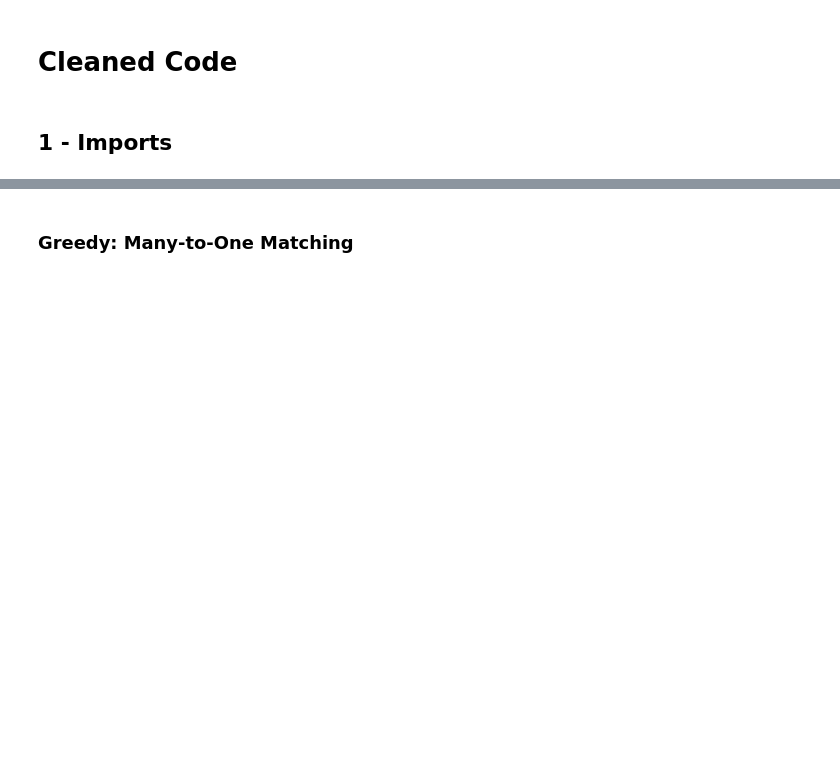
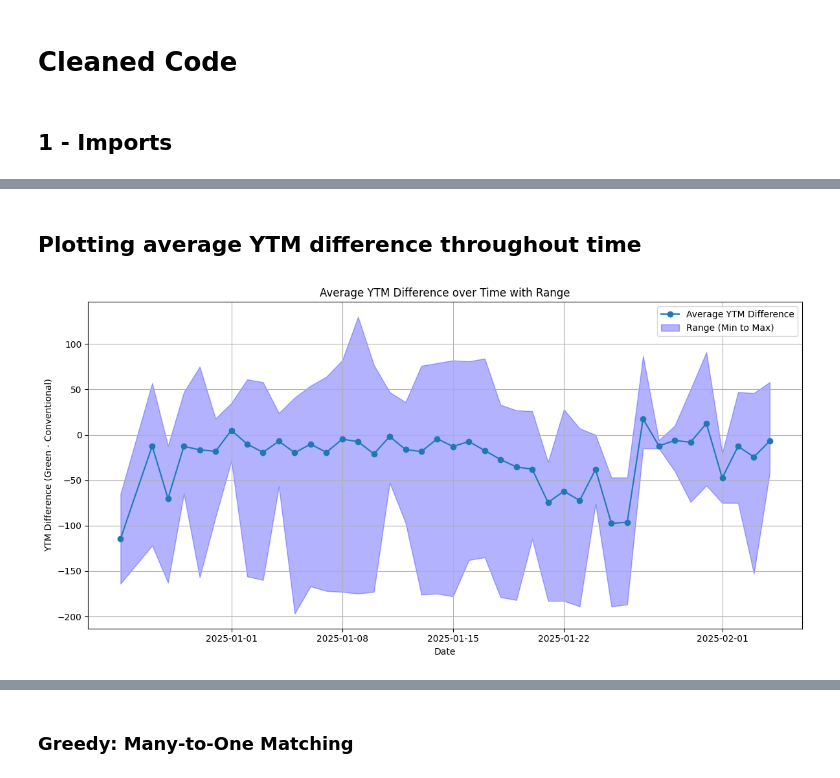
Before and after one commit to Fijiman001/EGR-Empirical-Project, a Jupyter notebook: Econometrics/code_matching_method.ipynb, the cells around one changed output, grey strips where cells are left out. Cells and saved outputs as stored; diff of their text form; code cells hidden in the pictures; blank space fills up the shorter version.

Commit message:
Updated code matching
Cleaning data loading
Cleaned code to create plots
only using EUR bonds
To:DO: remove extra code below

```diff
--- a/Econometrics/code_matching_method.ipynb
+++ b/Econometrics/code_matching_method.ipynb
@@ -774,0 +321,5 @@ def match_green_bonds_one_to_one(df):
+# %%
+# Create a new column for the YTM difference (green bond YTM minus conventional bond YTM)
+matched_df['YTM_diff'] = matched_df['Green_Bond_YTM'] - matched_df['Conv_Bond_YTM']
+print(matched_df.head())
+print(matched_df['YTM_diff'].describe())
@@ -774,0 +351,15 @@ def match_green_bonds_one_to_one(df):
+# %%
+import statsmodels.api as sm
+
+# calculate bond coupon difference
+matched_df['Coupon_diff'] = matched_df['Green_Bond_Coupon'] - matched_df['Conv_Bond_Coupon']
+matched_df['days_to_maturity_diff'] = matched_df['Green_Bond_Maturity'] - matched_df['Conv_Bond_Maturity']
+
+# Define the independent variable (with a constant) and the dependent variable
+X = sm.add_constant(matched_df[['Matching_Distance']])
+Y = matched_df['YTM_diff']
+
+# Fit the OLS model and cluster standard errors by 'Company' (issuer)
+model = sm.OLS(Y, X).fit()
+# model_clustered = sm.OLS(Y, X).fit(cov_type='cluster', cov_kwds={'groups': matched_df['Company']})
+print(model.summary())
@@ -774,0 +384,44 @@ def match_green_bonds_one_to_one(df):
+# %% [markdown]
+## Plotting average YTM difference throughout time
+# %%
+import pandas as pd
+import numpy as np
+import matplotlib.pyplot as plt
+
+# Ensure the DateTime columns are datetime objects
+matched_df['Green_Bond_DateTime'] = pd.to_datetime(matched_df['Green_Bond_DateTime'])
+matched_df['Conv_Bond_DateTime'] = pd.to_datetime(matched_df['Conv_Bond_DateTime'])
+
+# Compute a pair date as the midpoint between green and conventional observation times
+# Convert to int64 (nanoseconds since epoch), average, then convert back to datetime
+matched_df['pair_date'] = pd.to_datetime(
+    (matched_df['Green_Bond_DateTime'].astype(np.int64) + matched_df['Conv_Bond_DateTime'].astype(np.int64)) // 2
+)
+
+# If you prefer daily averages, extract the date portion (drop the time)
+matched_df['pair_date'] = matched_df['pair_date'].dt.date
+
+# Group by the pair_date and calculate the average YTM difference for each day
+daily_stats = matched_df.groupby('pair_date')['YTM_diff'].agg(['mean', 'min', 'max']).reset_index()
+
+# Convert pair_date back to datetime for plotting
+daily_stats['pair_date'] = pd.to_datetime(daily_stats['pair_date'])
+
+# Create the plot with mean and range
+plt.figure(figsize=(12, 6))
+
+# Plot the average line
+plt.plot(daily_stats['pair_date'], daily_stats['mean'], marker='o', linestyle='-', label='Average YTM Difference')
+
+# Plot the range as a shaded area
+plt.fill_between(daily_stats['pair_date'], daily_stats['min'], daily_stats['max'], alpha=0.3, color='blue', label='Range (Min to Max)')
+
+plt.xlabel('Date')
+plt.ylabel('YTM Difference (Green - Conventional)')
+plt.title('Average YTM Difference over Time with Range')
+plt.grid(True)
+plt.legend()
+plt.tight_layout()
+plt.show()
+# %% [output]
+[figure, added]
```
Also changed, not shown: parts of 44 cells of this notebook, 2 other files.
